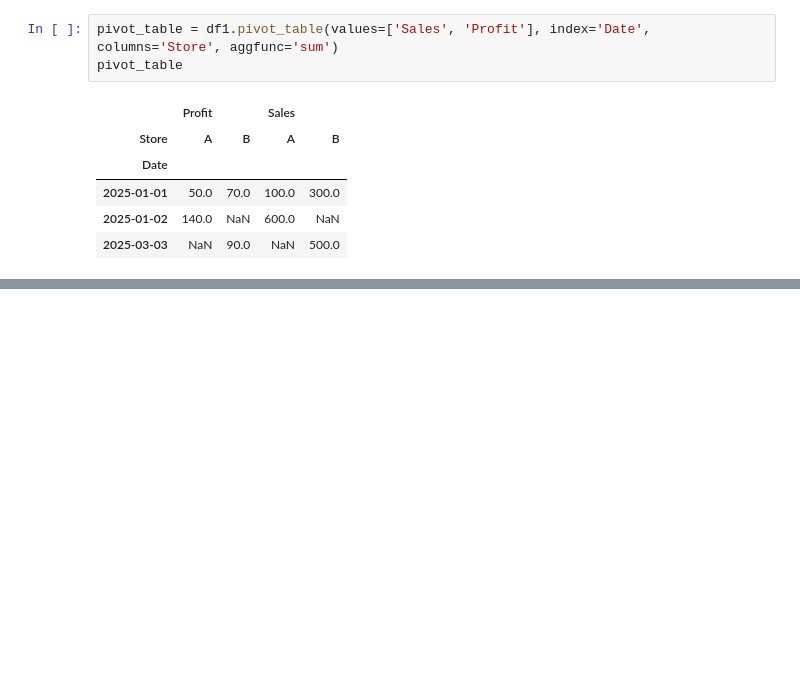
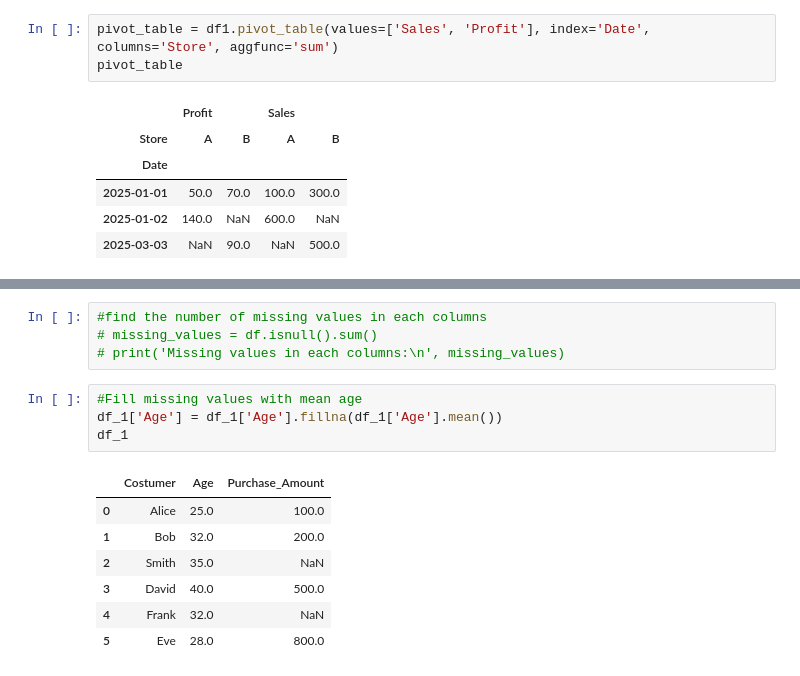
Before and after one commit to chaudhary-dotcom/Python-Beginning-, a Jupyter notebook: pandaDay1.ipynb, the cells around one changed output, grey strips where cells are left out. Drawn from its saved outputs; the diff is of its cells as text; blank space fills up the shorter version.

```diff
--- a/pandaDay1.ipynb
+++ b/pandaDay1.ipynb
@@ -417,0 +446,16 @@ pivot_table
+# %%
+#find the number of missing values in each columns
+# missing_values = df.isnull().sum()
+# print('Missing values in each columns:\n', missing_values)
+# %%
+#Fill missing values with mean age
+df_1['Age'] = df_1['Age'].fillna(df_1['Age'].mean())
+df_1
+# %% [output]
+|  | Costumer | Age | Purchase_Amount |
+| 0 | Alice | 25.0 | 100.0 |
+| 1 | Bob | 32.0 | 200.0 |
+| 2 | Smith | 35.0 | NaN |
+| 3 | David | 40.0 | 500.0 |
+| 4 | Frank | 32.0 | NaN |
+| 5 | Eve | 28.0 | 800.0 |
```
Also changed, not shown: parts of 6 cells of this notebook, 10 other files.
